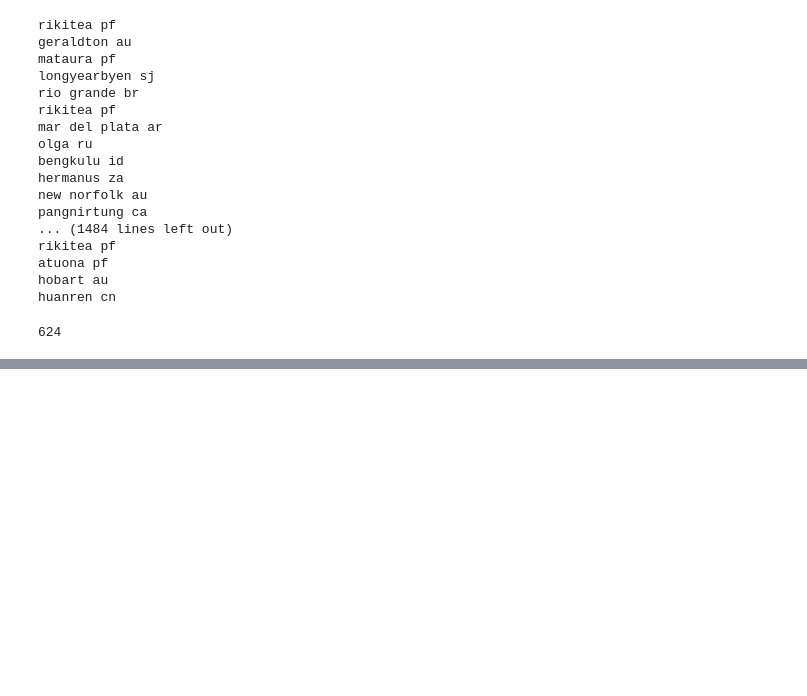
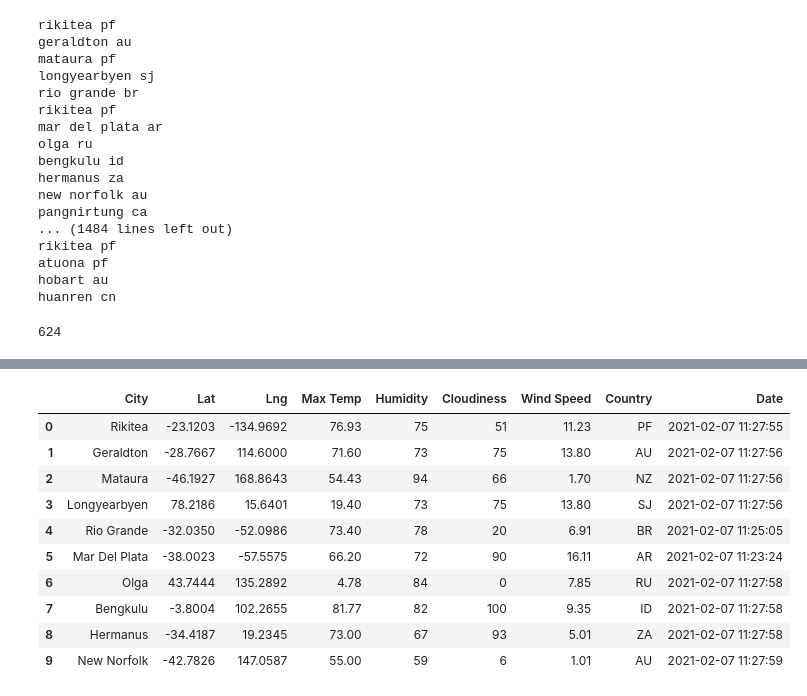
Before and after one commit to sibtainj/World_Weather_Analysis, a Jupyter notebook: WeatherPy.ipynb, the cells around one changed output, grey strips where cells are left out. Saved outputs shown, nothing was run; the diff lists cells and outputs as text; code cells hidden in the pictures; blank space fills up the shorter version.

```diff
--- a/WeatherPy.ipynb
+++ b/WeatherPy.ipynb
@@ -56,0 +63,4 @@ len(cities)
+# %%
+# Starting URL for Weather Map API Call.
+url = "http://api.openweathermap.org/data/2.5/weather?units=Imperial&APPID=" + weather_api_key
+print(url)
@@ -56,0 +149,16 @@ len(cities)
+# %%
+# Convert the array of dictionaries to a Pandas DataFrame.
+city_data_df = pd.DataFrame(city_data)
+city_data_df.head(10)
+# %% [output]
+|  | City | Lat | Lng | Max Temp | Humidity | Cloudiness | Wind Speed | Country | Date |
+| 0 | Rikitea | -23.1203 | -134.9692 | 76.93 | 75 | 51 | 11.23 | PF | 2021-02-07 11:27:55 |
+| 1 | Geraldton | -28.7667 | 114.6000 | 71.60 | 73 | 75 | 13.80 | AU | 2021-02-07 11:27:56 |
+| 2 | Mataura | -46.1927 | 168.8643 | 54.43 | 94 | 66 | 1.70 | NZ | 2021-02-07 11:27:56 |
+| 3 | Longyearbyen | 78.2186 | 15.6401 | 19.40 | 73 | 75 | 13.80 | SJ | 2021-02-07 11:27:56 |
+| 4 | Rio Grande | -32.0350 | -52.0986 | 73.40 | 78 | 20 | 6.91 | BR | 2021-02-07 11:25:05 |
+| 5 | Mar Del Plata | -38.0023 | -57.5575 | 66.20 | 72 | 90 | 16.11 | AR | 2021-02-07 11:23:24 |
+| 6 | Olga | 43.7444 | 135.2892 | 4.78 | 84 | 0 | 7.85 | RU | 2021-02-07 11:27:58 |
+| 7 | Bengkulu | -3.8004 | 102.2655 | 81.77 | 82 | 100 | 9.35 | ID | 2021-02-07 11:27:58 |
+| 8 | Hermanus | -34.4187 | 19.2345 | 73.00 | 67 | 93 | 5.01 | ZA | 2021-02-07 11:27:58 |
+| 9 | New Norfolk | -42.7826 | 147.0587 | 55.00 | 59 | 6 | 1.01 | AU | 2021-02-07 11:27:59 |
```
Also changed, not shown: parts of 6 cells of this notebook, 3 other files.
